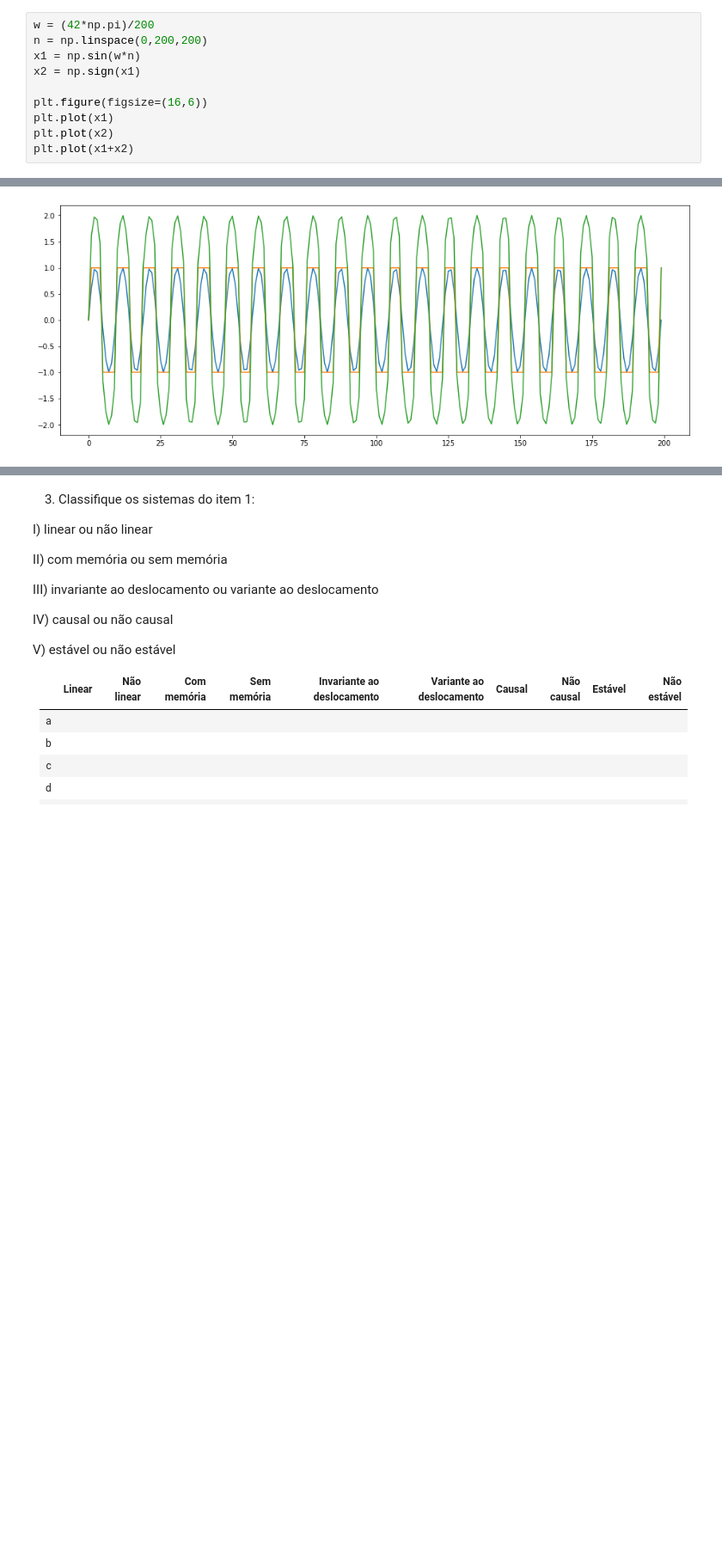
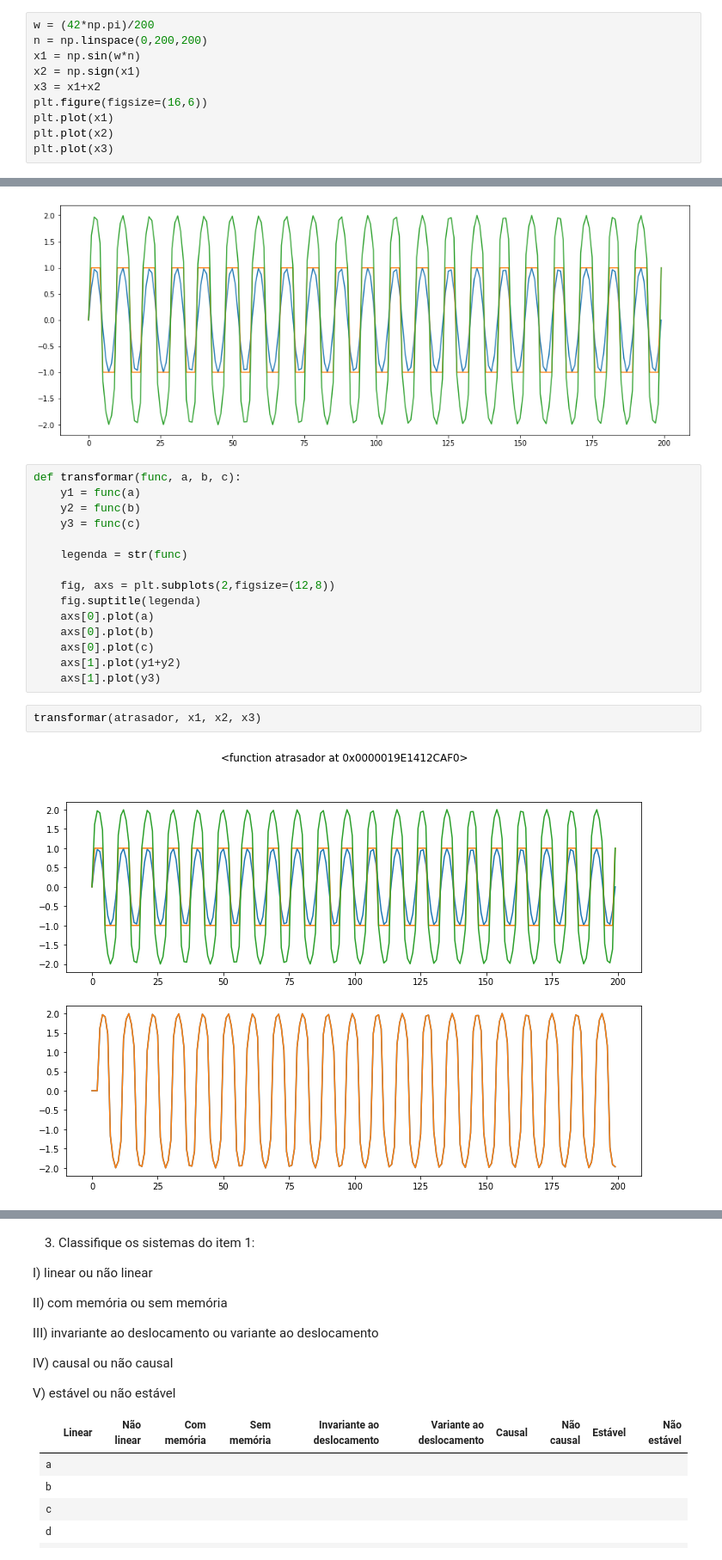
Before and after one commit to leogargitter/processamento-digital-de-sinais-2, a Jupyter notebook: tarefa2.ipynb, the cells around one changed output, grey strips where cells are left out. Shown at 86% size. Saved outputs shown, nothing was run; the diff lists cells and outputs as text; blank space fills up the shorter version.

```diff
--- a/tarefa2.ipynb
+++ b/tarefa2.ipynb
@@ -140,11 +140,30 @@ w = (42*np.pi)/200
 n = np.linspace(0,200,200)
 x1 = np.sin(w*n)
 x2 = np.sign(x1)
-
+x3 = x1+x2
 plt.figure(figsize=(16,6))
 plt.plot(x1)
 plt.plot(x2)
-plt.plot(x1+x2)
+plt.plot(x3)
 # %% [output]
 [<matplotlib.lines.Line2D at 0x...>]
 [figure]
+# %%
+def transformar(func, a, b, c):
+    y1 = func(a)
+    y2 = func(b)
+    y3 = func(c)
+
+    legenda = str(func)
+
+    fig, axs = plt.subplots(2,figsize=(12,8))
+    fig.suptitle(legenda)
+    axs[0].plot(a)
+    axs[0].plot(b)
+    axs[0].plot(c)
+    axs[1].plot(y1+y2)
+    axs[1].plot(y3)
+# %%
+transformar(atrasador, x1, x2, x3)
+# %% [output]
+[figure, added]
```
Also changed, not shown: parts of 5 cells of this notebook, 1 other file.
